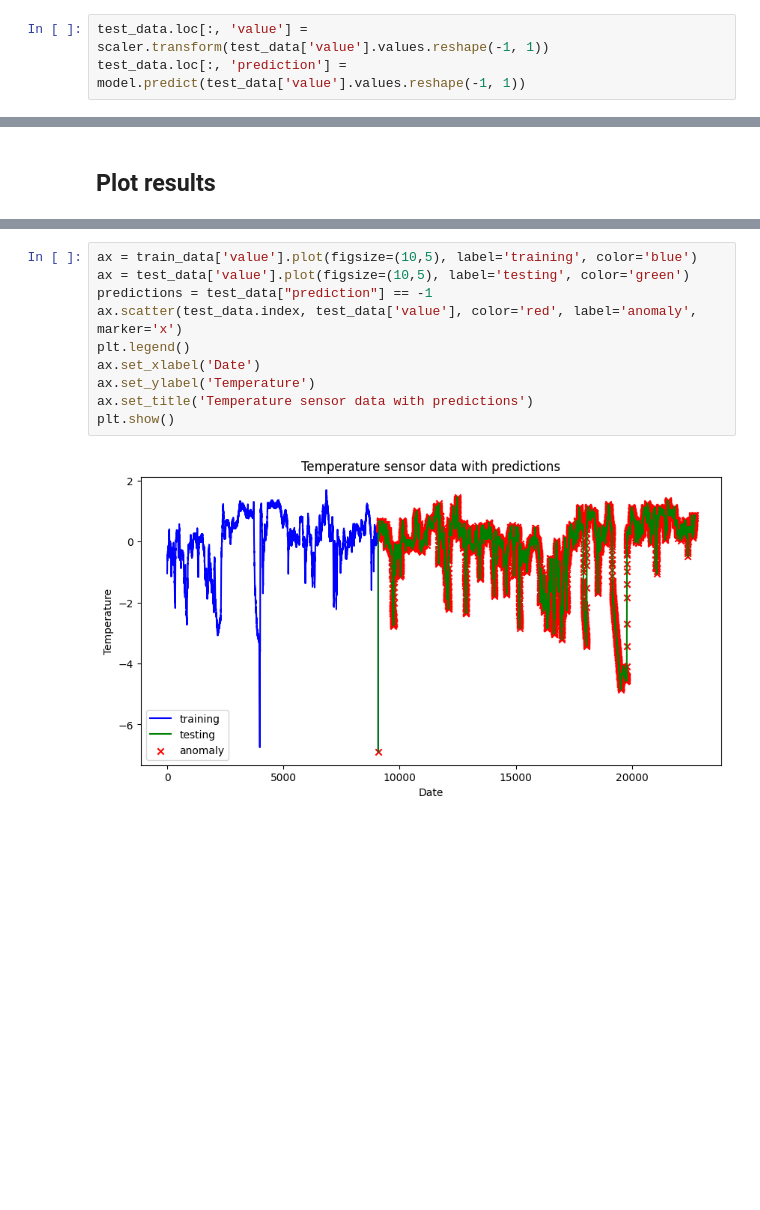
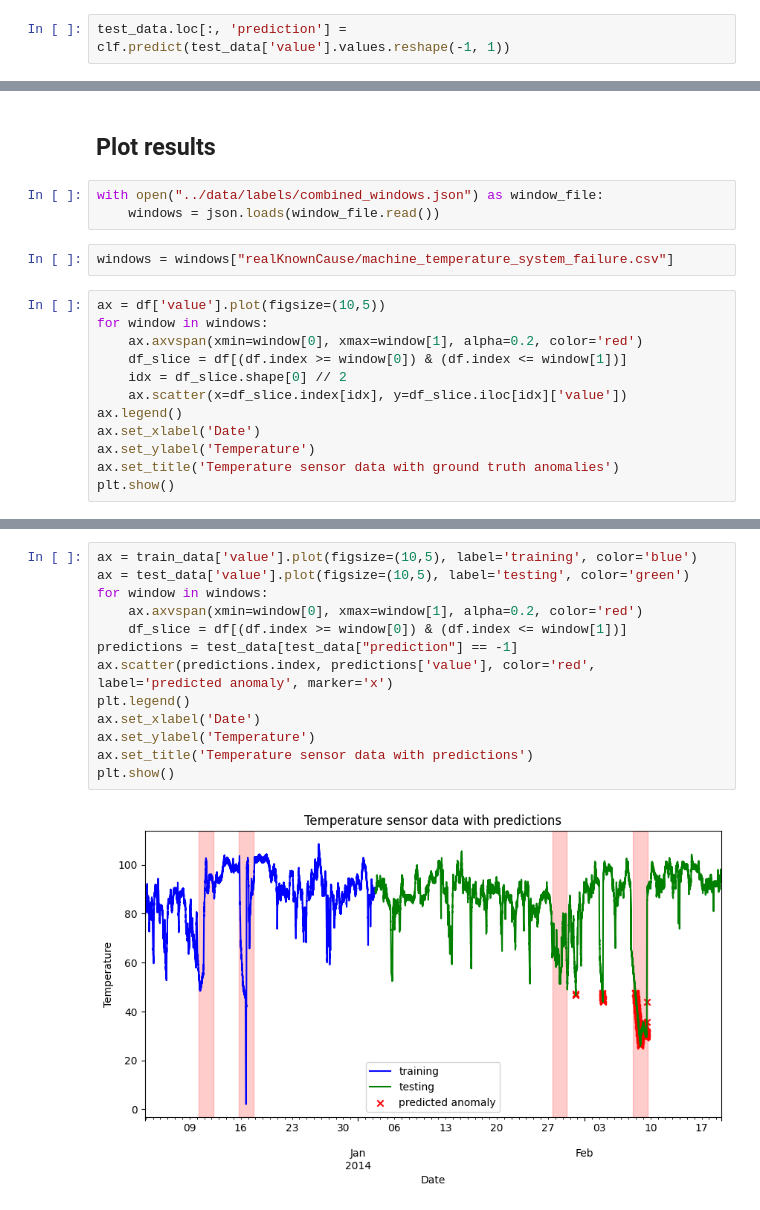
Before and after one commit to adrshm91/numenta_anomaly_detection, a Jupyter notebook: notebooks/02_modelling.ipynb, the cells around one changed output, grey strips where cells are left out. Drawn from its saved outputs; the diff is of its cells as text; blank space fills up the shorter version.

```diff
--- a/notebooks/02_modelling.ipynb
+++ b/notebooks/02_modelling.ipynb
@@ -59,5 +62,4 @@ IsolationForest(contamination=0.01)
 # %% [markdown]
 ## Evaluate the model
 # %%
-test_data.loc[:, 'value'] = scaler.transform(test_data['value'].values.reshape(-1, 1))
-test_data.loc[:, 'prediction'] = model.predict(test_data['value'].values.reshape(-1, 1))
+test_data.loc[:, 'prediction'] = clf.predict(test_data['value'].values.reshape(-1, 1))
@@ -95,3 +87,20 @@ test_data['prediction'].value_counts()
 Name: prediction, dtype: int64
 # %% [markdown]
 ## Plot results
+# %%
+with open("../data/labels/combined_windows.json") as window_file:
+    windows = json.loads(window_file.read())
+# %%
+windows = windows["realKnownCause/machine_temperature_system_failure.csv"]
+# %%
+ax = df['value'].plot(figsize=(10,5))
+for window in windows:
+    ax.axvspan(xmin=window[0], xmax=window[1], alpha=0.2, color='red')
+    df_slice = df[(df.index >= window[0]) & (df.index <= window[1])]
+    idx = df_slice.shape[0] // 2
+    ax.scatter(x=df_slice.index[idx], y=df_slice.iloc[idx]['value'])
+ax.legend()
+ax.set_xlabel('Date')
+ax.set_ylabel('Temperature')
+ax.set_title('Temperature sensor data with ground truth anomalies')
+plt.show()
@@ -98,13 +109,16 @@ Name: prediction, dtype: int64
 # %%
 ax = train_data['value'].plot(figsize=(10,5), label='training', color='blue')
 ax = test_data['value'].plot(figsize=(10,5), label='testing', color='green')
-predictions = test_data["prediction"] == -1
-ax.scatter(test_data.index, test_data['value'], color='red', label='anomaly', marker='x')
+for window in windows:
+    ax.axvspan(xmin=window[0], xmax=window[1], alpha=0.2, color='red')
+    df_slice = df[(df.index >= window[0]) & (df.index <= window[1])]
+predictions = test_data[test_data["prediction"] == -1]
+ax.scatter(predictions.index, predictions['value'], color='red', label='predicted anomaly', marker='x')
 plt.legend()
 ax.set_xlabel('Date')
 ax.set_ylabel('Temperature')
 ax.set_title('Temperature sensor data with predictions')
 plt.show()
 # %% [output]
-[figure, old version]
+[figure, new version]
 # %%
```
Also changed, not shown: parts of 23 cells of this notebook, 7 other files.
